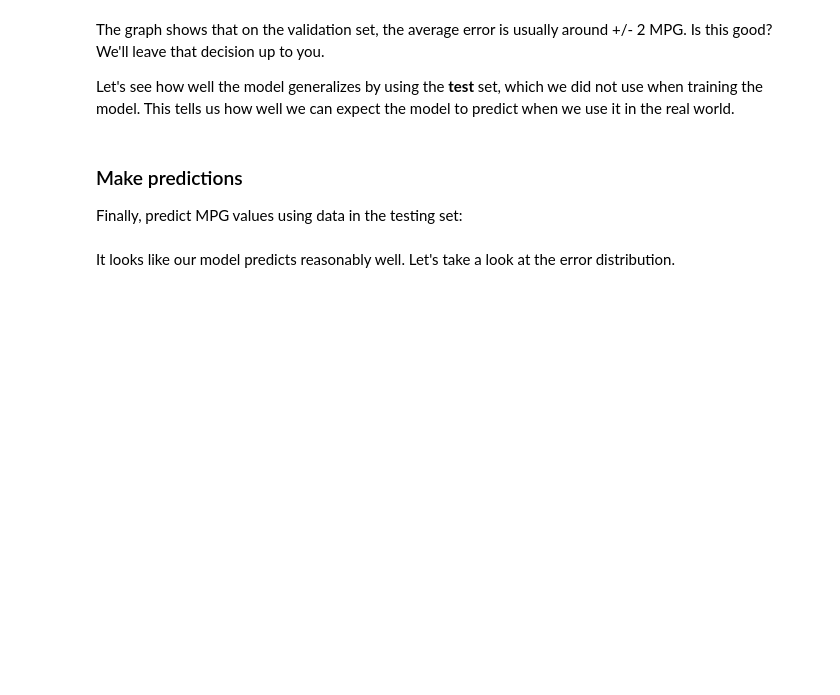
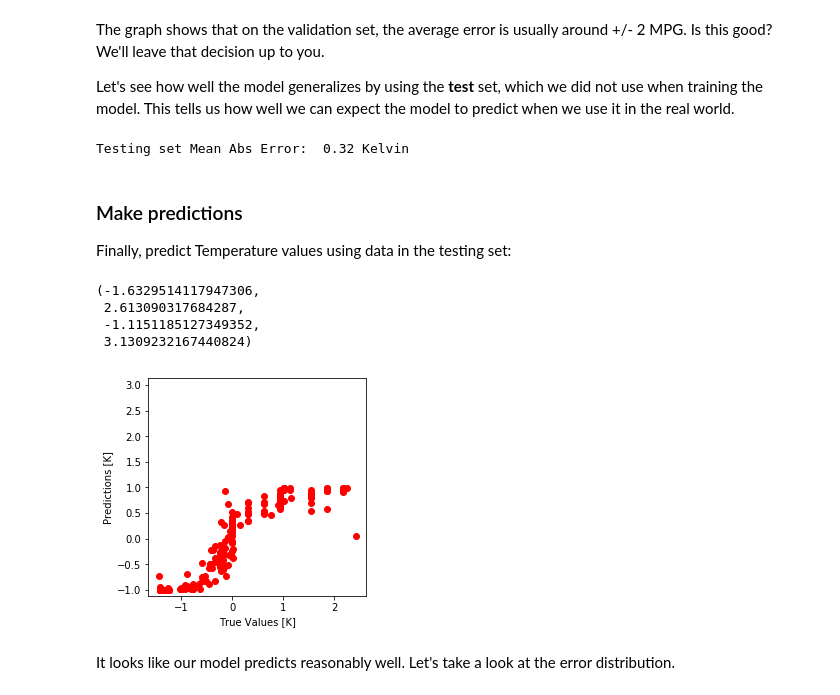
Before and after one commit to astrodatos/proyecto_neuralclusters, a Jupyter notebook: Neural_Clusters.ipynb, the cells around one changed output. Cells and saved outputs as stored; diff of their text form; code cells hidden in the pictures; blank space fills up the shorter version.

```diff
--- a/Neural_Clusters.ipynb
+++ b/Neural_Clusters.ipynb
@@ -267,42 +260,55 @@ This graph shows little improvement, or even degradation in the validation error
 
 You can learn more about this callback [here](https://www.tensorflow.org/versions/master/api_docs/python/tf/keras/callbacks/EarlyStopping).
 # %%
-model = build_model()
+#model = build_model()
 
 # The patience parameter is the amount of epochs to check for improvement
-early_stop = keras.callbacks.EarlyStopping(monitor='val_loss', patience=10)
+#early_stop = keras.callbacks.EarlyStopping(monitor='val_loss', patience=10)
 
-history = model.fit(norm_traindata, train_labels, epochs=EPOCHS,
-                    validation_split = 0.2, verbose=0, callbacks=[early_stop, PrintDot()])
-
-plot_history(history)
+#history = model.fit(norm_train_feat, train_labels, epochs=EPOCHS,
+#                    validation_split = 0.2, verbose=0, callbacks=[early_stop, PrintDot()])
+#print(history)
+#plot_history(history)
 # %% [markdown]
 The graph shows that on the validation set, the average error is usually around +/- 2 MPG. Is this good? We'll leave that decision up to you.
 
 Let's see how well the model generalizes by using the **test** set, which we did not use when training the model.  This tells us how well we can expect the model to predict when we use it in the real world.
 # %%
-loss, mae, mse = model.evaluate(norm_testdata, test_labels, verbose=0)
+norm_test_feat = (test_feat-test_feat.mean())/test_feat.std()
+norm_test_labels = (test_labels-test_labels.mean())/test_labels.std()
+
+
+loss, mae, mse = model.evaluate(norm_test_feat, norm_test_labels, verbose=0)
 
 print("Testing set Mean Abs Error: {:5.2f} Kelvin".format(mae))
+# %% [output]
+Testing set Mean Abs Error:  0.32 Kelvin
 # %% [markdown]
 ### Make predictions
 
-Finally, predict MPG values using data in the testing set:
+Finally, predict Temperature values using data in the testing set:
 # %%
-print(norm_testdata)
+#print(norm_test_labels)
 
-test_predictions = model.predict(norm_testdata).flatten()
-print(test_predictions)
+test_predictions = model.predict(norm_test_feat).flatten()
+test_predictions = model.predict(norm_test_feat)
+#print(test_predictions)
 
-plt.scatter(test_labels, test_predictions, color='red')
+plt.scatter(norm_test_labels, test_predictions, color='red')
 plt.xlabel('True Values [K]')
 plt.ylabel('Predictions [K]')
 plt.axis('equal')
 plt.axis('square')
 #plt.xlim([0,plt.xlim()[1]])
 #plt.ylim([0,100])
 #plt.ylim([0,plt.ylim()[1]])
 #_ = plt.plot([-100, 100], [-100, 100])
+# %% [output]
+(-1.6329514117947306,
+ 2.613090317684287,
+ -1.1151185127349352,
+ 3.1309232167440824)
+[figure, added]
 # %% [markdown]
 It looks like our model predicts reasonably well. Let's take a look at the error distribution.
 # %%
```
Also changed, not shown: parts of 18 cells of this notebook.
